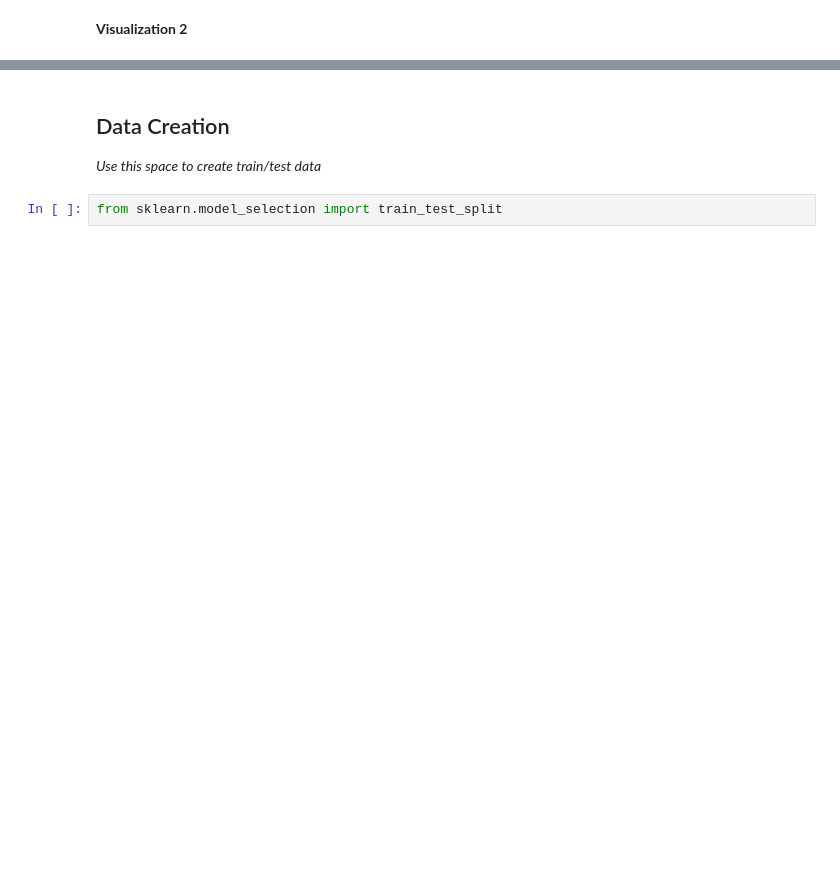
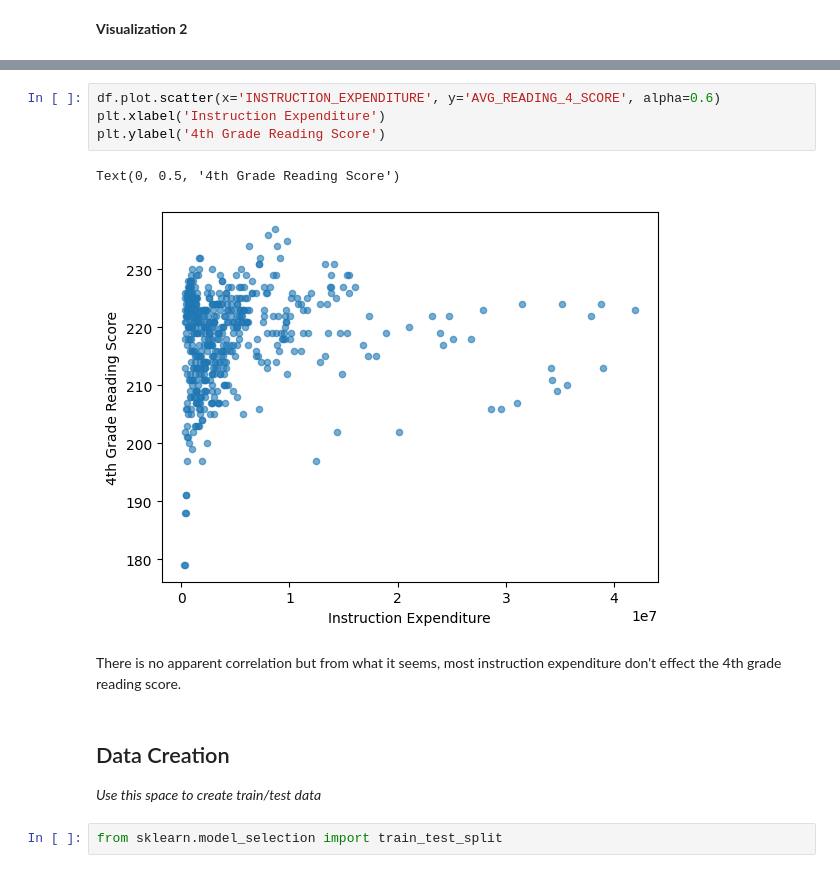
Before and after one commit to Philipkh18/MDST-Tutorial, a Jupyter notebook: tutorial1/checkpoint1.ipynb, the cells around one changed output, grey strips where cells are left out. Drawn from its saved outputs; the diff is of its cells as text; blank space fills up the shorter version.

```diff
--- a/tutorial1/checkpoint1.ipynb
+++ b/tutorial1/checkpoint1.ipynb
@@ -146,3 +156,12 @@ Investigate the relationship between your chosen response variable and at least
+# %%
+df.plot.scatter(x='INSTRUCTION_EXPENDITURE', y='AVG_READING_4_SCORE', alpha=0.6)
+plt.xlabel('Instruction Expenditure')
+plt.ylabel('4th Grade Reading Score')
+# %% [output]
+Text(0, 0.5, '4th Grade Reading Score')
+[figure, added]
+# %% [markdown]
+There is no apparent correlation but from what it seems, most instruction expenditure don't effect the 4th grade reading score.
 # %% [markdown]
 <h2> Data Creation </h2>
 
```
Also changed, not shown: parts of 17 cells of this notebook.
